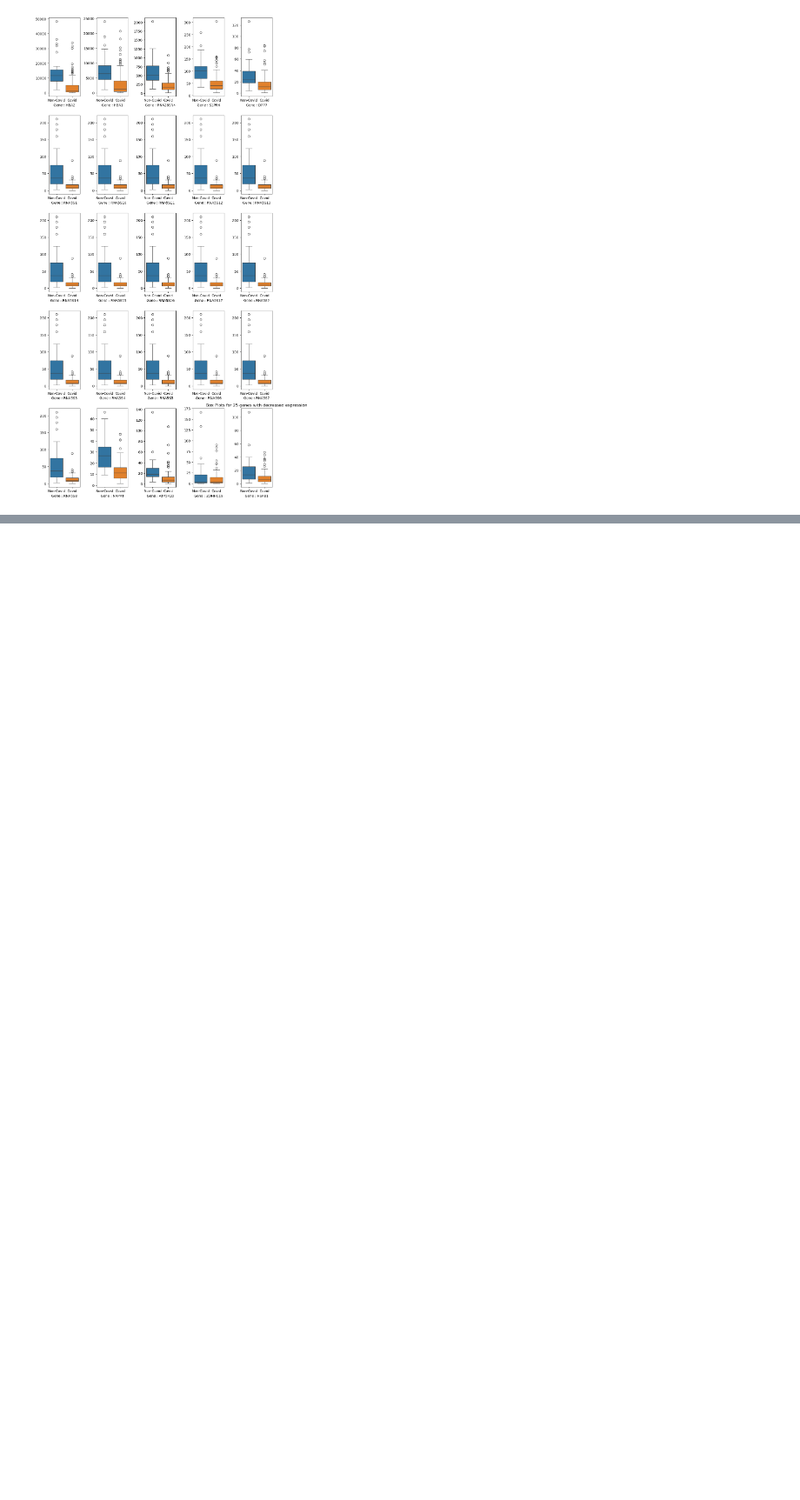
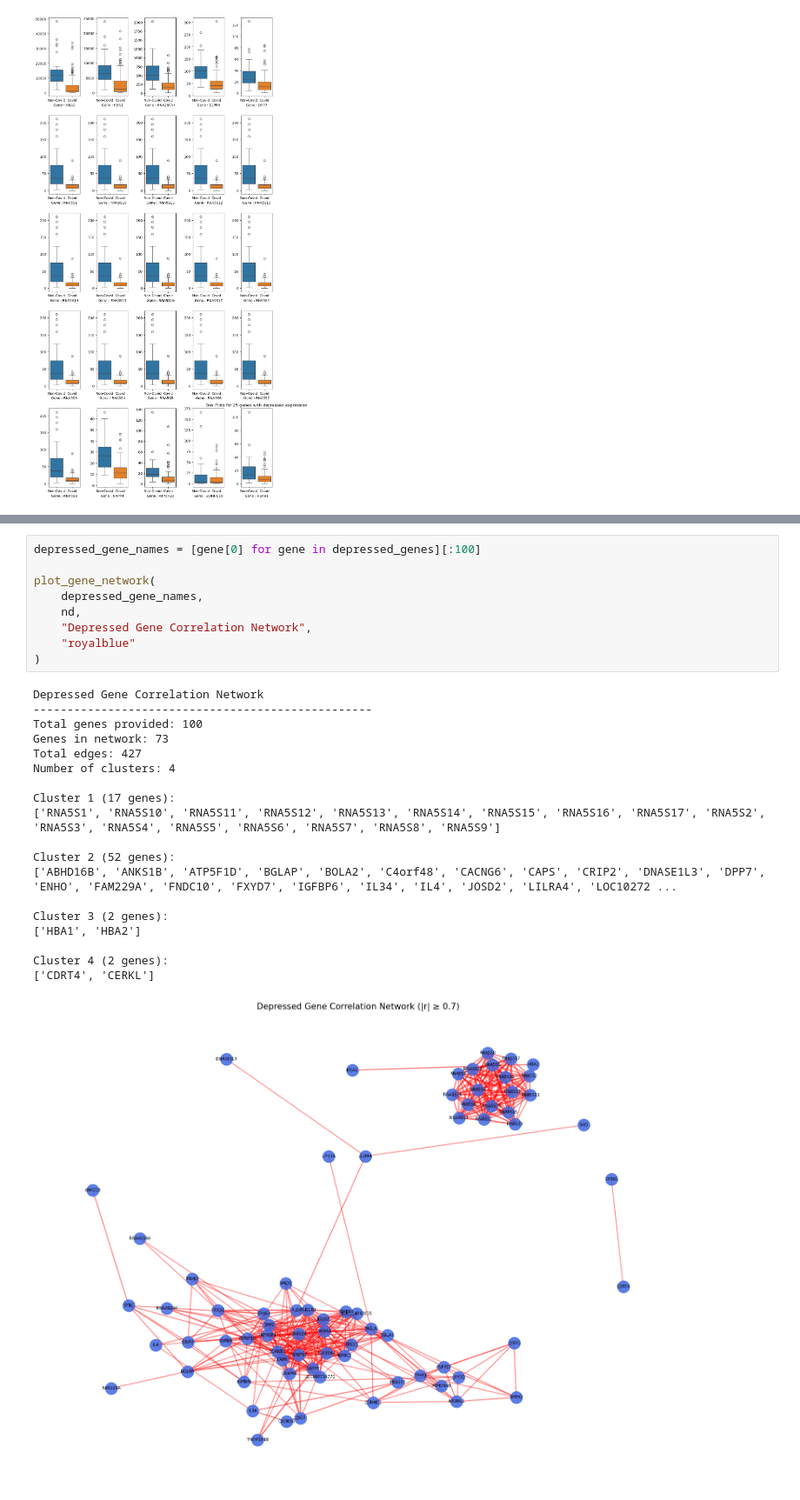
Before and after one commit to Karthik-A-P/AIBD-Project, a Jupyter notebook: EDA.ipynb, the cells around one changed output, grey strips where cells are left out. Shown at 87% size. Cells and saved outputs as stored; diff of their text form; blank space fills up the shorter version.

```diff
--- a/EDA.ipynb
+++ b/EDA.ipynb
@@ -159,0 +299,29 @@ plt.tight_layout()
+# %%
+depressed_gene_names = [gene[0] for gene in depressed_genes][:100]
+
+plot_gene_network(
+    depressed_gene_names,
+    nd,
+    "Depressed Gene Correlation Network",
+    "royalblue"
+)
+# %% [output]
+Depressed Gene Correlation Network
+--------------------------------------------------
+Total genes provided: 100
+Genes in network: 73
+Total edges: 427
+Number of clusters: 4
+
+Cluster 1 (17 genes):
+['RNA5S1', 'RNA5S10', 'RNA5S11', 'RNA5S12', 'RNA5S13', 'RNA5S14', 'RNA5S15', 'RNA5S16', 'RNA5S17', 'RNA5S2', 'RNA5S3', 'RNA5S4', 'RNA5S5', 'RNA5S6', 'RNA5S7', 'RNA5S8', 'RNA5S9']
+
+Cluster 2 (52 genes):
+['ABHD16B', 'ANKS1B', 'ATP5F1D', 'BGLAP', 'BOLA2', 'C4orf48', 'CACNG6', 'CAPS', 'CRIP2', 'DNASE1L3', 'DPP7', 'ENHO', 'FAM229A', 'FNDC10', 'FXYD7', 'IGFBP6', 'IL34', 'IL4', 'JOSD2', 'LILRA4', 'LOC10272 ...
+
+Cluster 3 (2 genes):
+['HBA1', 'HBA2']
+
+Cluster 4 (2 genes):
+['CDRT4', 'CERKL']
+[figure, added]
```
Also changed, not shown: parts of 10 cells of this notebook.
